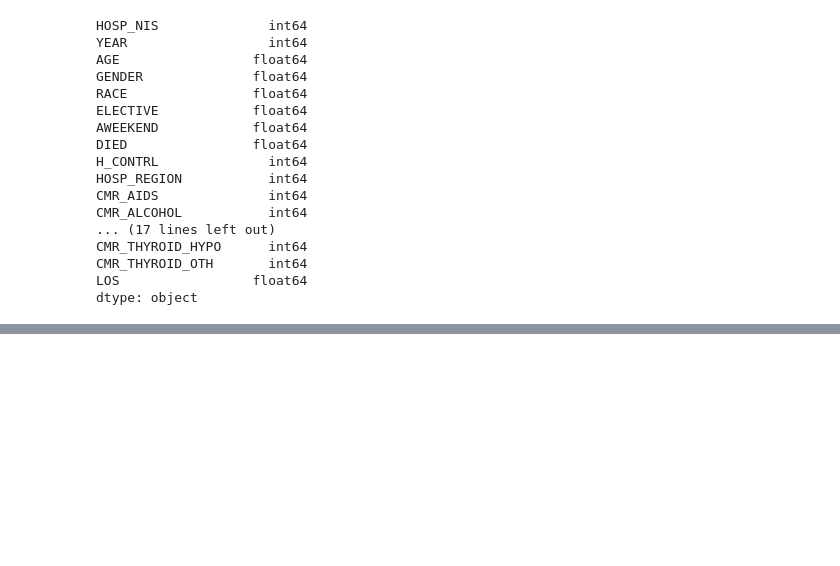
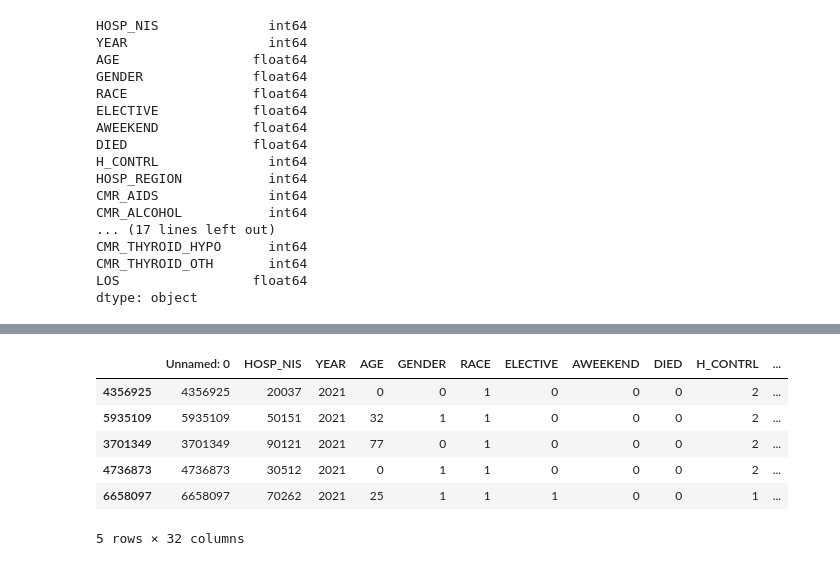
Before and after one commit to uncleboss12/Hospital_occupancy, a Jupyter notebook: Hospital_Analysis.ipynb, the cells around one changed output, grey strips where cells are left out. Drawn from its saved outputs; the diff is of its cells as text; code cells hidden in the pictures; blank space fills up the shorter version.

Commit message:
another Notebook to see if we can improve our model

```diff
--- a/Hospital_Analysis.ipynb
+++ b/Hospital_Analysis.ipynb
@@ -607,6 +584,6 @@ LOS                 float64
 dtype: object
 # %%
 import pandas as pd
-pd.read_csv('Hospital_occupancy/hospital_model_data.csv')
+df_model = pd.read_csv('gs://my-dataproc-staging-bucket/Data_ETL/hospital_model_data.csv')
 # %%
 df_model.AGE.isnull().sum()
@@ -613,4 +592,4 @@ df_model.AGE.isnull().sum()
 # %%
 df_model.dropna(subset=['AGE'], inplace=True)
-df['column_name'] = df['column_name'].astype(int)
+df_model['AGE'] = df_model['AGEe'].astype(int)
 # %% [output]
@@ -736,8 +652,8 @@ from sklearn.model_selection import train_test_split
 
 # Assuming df is your DataFrame
 # First split: 80% train+validation, 20% test
-X = df.drop('LOS', axis=1)  # Features
-y = df['LOS']               # Target
+X = df_model.drop('LOS', axis=1)  # Features
+y = df_model['LOS']               # Target
 
 X_temp, X_test, y_temp, y_test = train_test_split(
     X, y, test_size=0.2, random_state=42
@@ -752,3 +668,13 @@ X_train, X_val, y_train, y_val = train_test_split(
 # Train: 60% (0.8 * 0.75)
 # Validation: 20% (0.8 * 0.25)
 # Test: 20%
+# %%
+X_train.head()
+# %% [output]
+|  | Unnamed: 0 | HOSP_NIS | YEAR | AGE | GENDER | RACE | ELECTIVE | AWEEKEND | DIED | H_CONTRL | ... |
+| 4356925 | 4356925 | 20037 | 2021 | 0 | 0 | 1 | 0 | 0 | 0 | 2 | ... |
+| 5935109 | 5935109 | 50151 | 2021 | 32 | 1 | 1 | 0 | 0 | 0 | 2 | ... |
+| 3701349 | 3701349 | 90121 | 2021 | 77 | 0 | 1 | 0 | 0 | 0 | 2 | ... |
+| 4736873 | 4736873 | 30512 | 2021 | 0 | 1 | 1 | 0 | 0 | 0 | 2 | ... |
+| 6658097 | 6658097 | 70262 | 2021 | 25 | 1 | 1 | 1 | 0 | 0 | 1 | ... |
+5 rows × 32 columns
```
Also changed, not shown: parts of 40 cells of this notebook, 1 other file.
